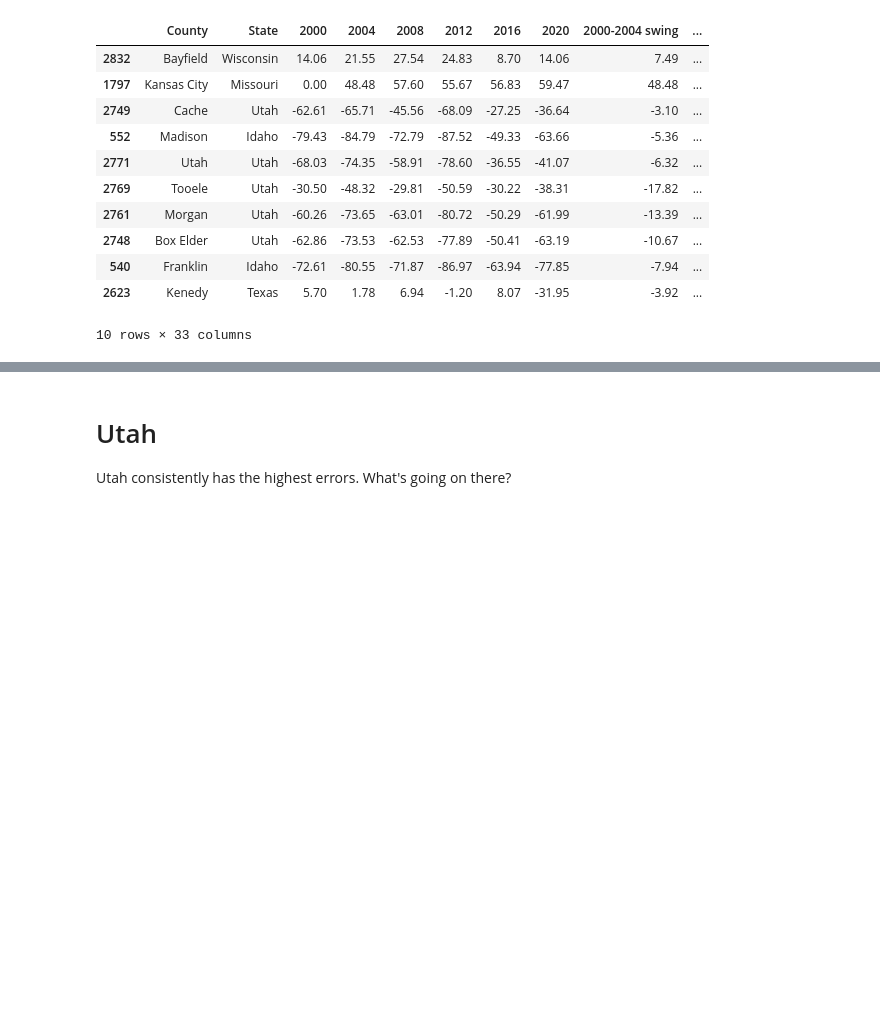
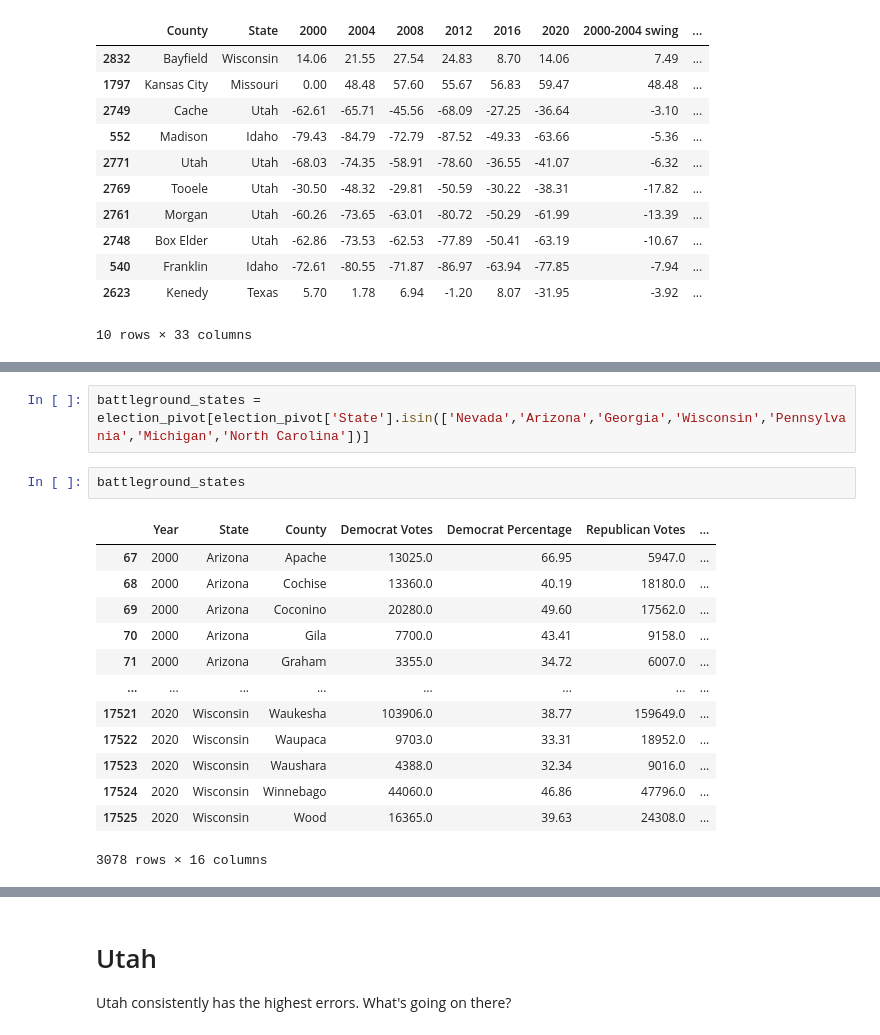
Before and after one commit to matthewcavanaugh96/us-presidential-elections-by-county, a Jupyter notebook: Election Predictions rough with census.ipynb, the cells around one changed output, grey strips where cells are left out. Cells and saved outputs as stored; diff of their text form; blank space fills up the shorter version.

```diff
--- a/Election Predictions rough with census.ipynb
+++ b/Election Predictions rough with census.ipynb
@@ -1837,0 +1851,18 @@ combined_df.nlargest(10, 'Super Adjusted Volatility Score')
+# %%
+battleground_states = election_pivot[election_pivot['State'].isin(['Nevada','Arizona','Georgia','Wisconsin','Pennsylvania','Michigan','North Carolina'])]
+# %%
+battleground_states
+# %% [output]
+|  | Year | State | County | Democrat Votes | Democrat Percentage | Republican Votes | ... |
+| 67 | 2000 | Arizona | Apache | 13025.0 | 66.95 | 5947.0 | ... |
+| 68 | 2000 | Arizona | Cochise | 13360.0 | 40.19 | 18180.0 | ... |
+| 69 | 2000 | Arizona | Coconino | 20280.0 | 49.60 | 17562.0 | ... |
+| 70 | 2000 | Arizona | Gila | 7700.0 | 43.41 | 9158.0 | ... |
+| 71 | 2000 | Arizona | Graham | 3355.0 | 34.72 | 6007.0 | ... |
+| ... | ... | ... | ... | ... | ... | ... | ... |
+| 17521 | 2020 | Wisconsin | Waukesha | 103906.0 | 38.77 | 159649.0 | ... |
+| 17522 | 2020 | Wisconsin | Waupaca | 9703.0 | 33.31 | 18952.0 | ... |
+| 17523 | 2020 | Wisconsin | Waushara | 4388.0 | 32.34 | 9016.0 | ... |
+| 17524 | 2020 | Wisconsin | Winnebago | 44060.0 | 46.86 | 47796.0 | ... |
+| 17525 | 2020 | Wisconsin | Wood | 16365.0 | 39.63 | 24308.0 | ... |
+3078 rows × 16 columns
```
Also changed, not shown: parts of 15 cells of this notebook.
